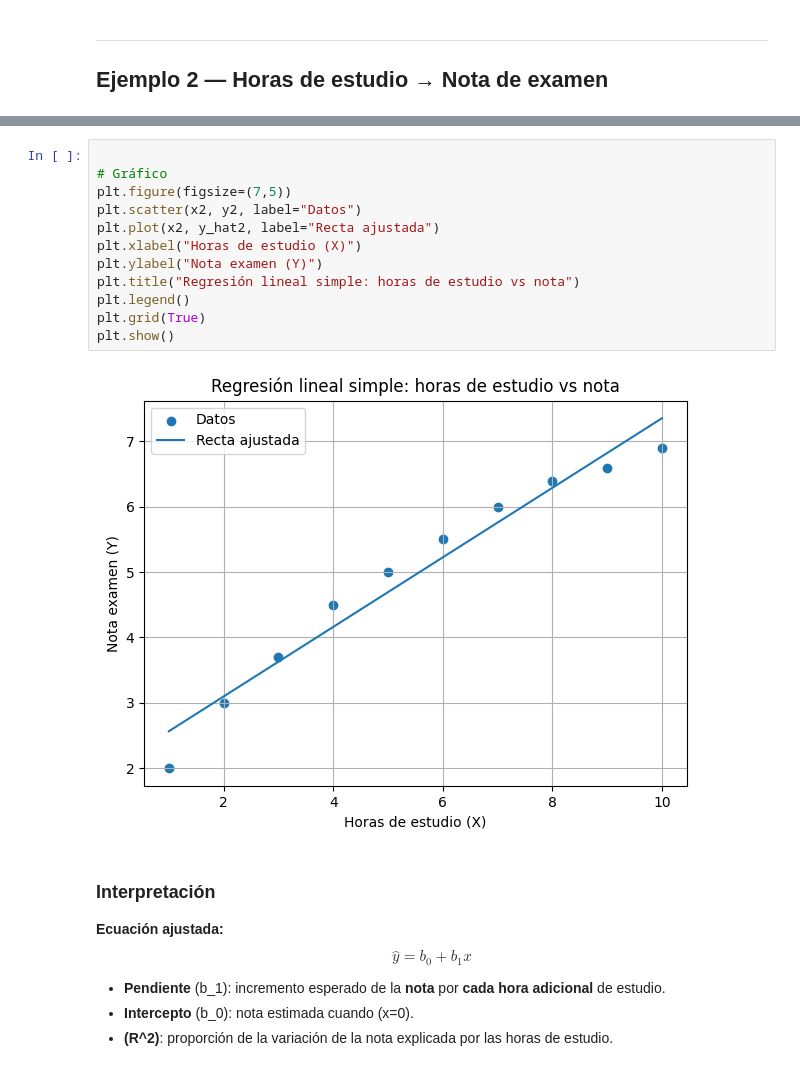
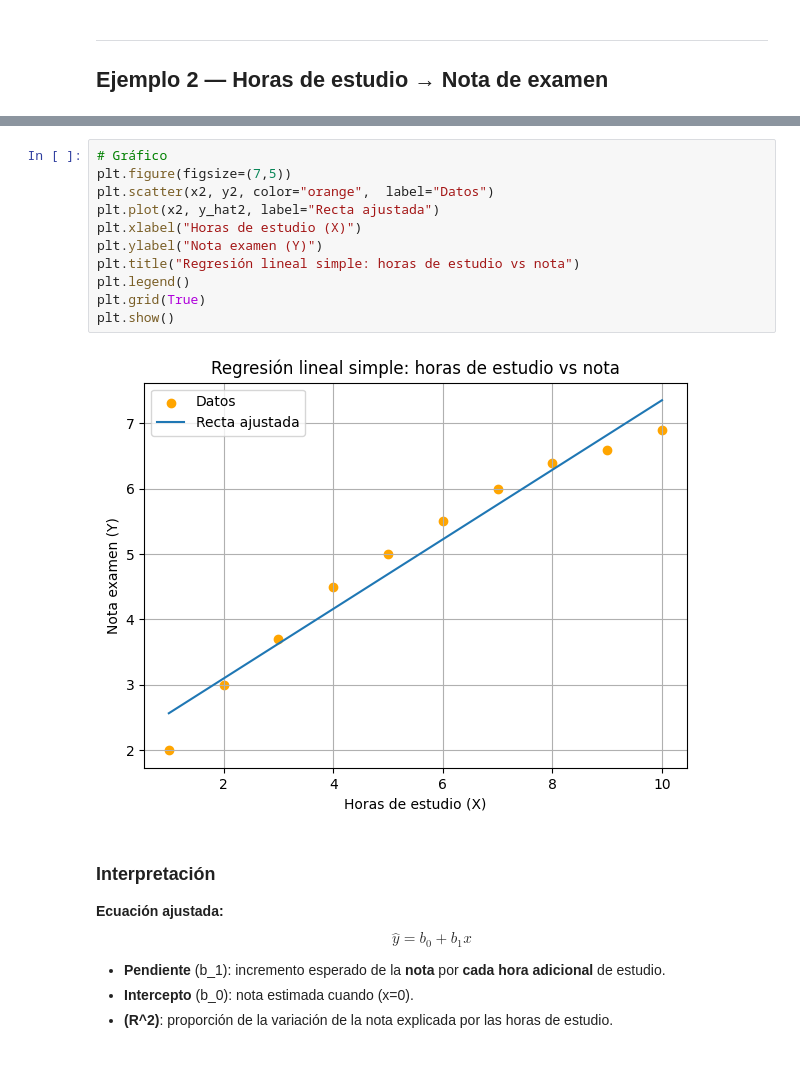
Before and after one commit to Joselota/Relatorias, a Jupyter notebook: ML/Regresion lineal/Regresion_Lineal_Simple_Ejemplos.ipynb, the cells around one changed output, grey strips where cells are left out. Saved outputs shown, nothing was run; the diff lists cells and outputs as text.

```diff
--- a/ML/Regresion lineal/Regresion_Lineal_Simple_Ejemplos.ipynb
+++ b/ML/Regresion lineal/Regresion_Lineal_Simple_Ejemplos.ipynb
@@ -206,17 +196,16 @@ _ = plt.ylabel('count()')
 # %%
-
 # Gráfico
 plt.figure(figsize=(7,5))
-plt.scatter(x2, y2, label="Datos")
+plt.scatter(x2, y2, color="orange",  label="Datos")
 plt.plot(x2, y_hat2, label="Recta ajustada")
 plt.xlabel("Horas de estudio (X)")
 plt.ylabel("Nota examen (Y)")
 plt.title("Regresión lineal simple: horas de estudio vs nota")
 plt.legend()
 plt.grid(True)
 plt.show()
 # %% [output]
-[figure, old version]
+[figure, new version]
 # %% [markdown]
 
 ### Interpretación
```
Also changed, not shown: parts of 17 cells of this notebook.
